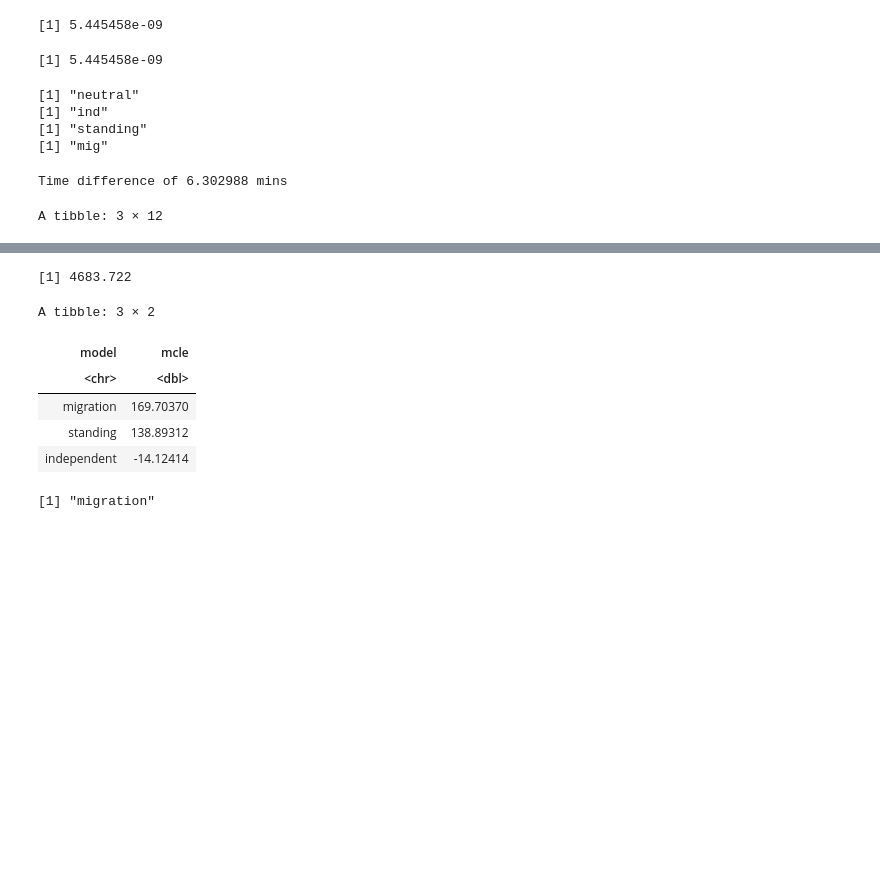
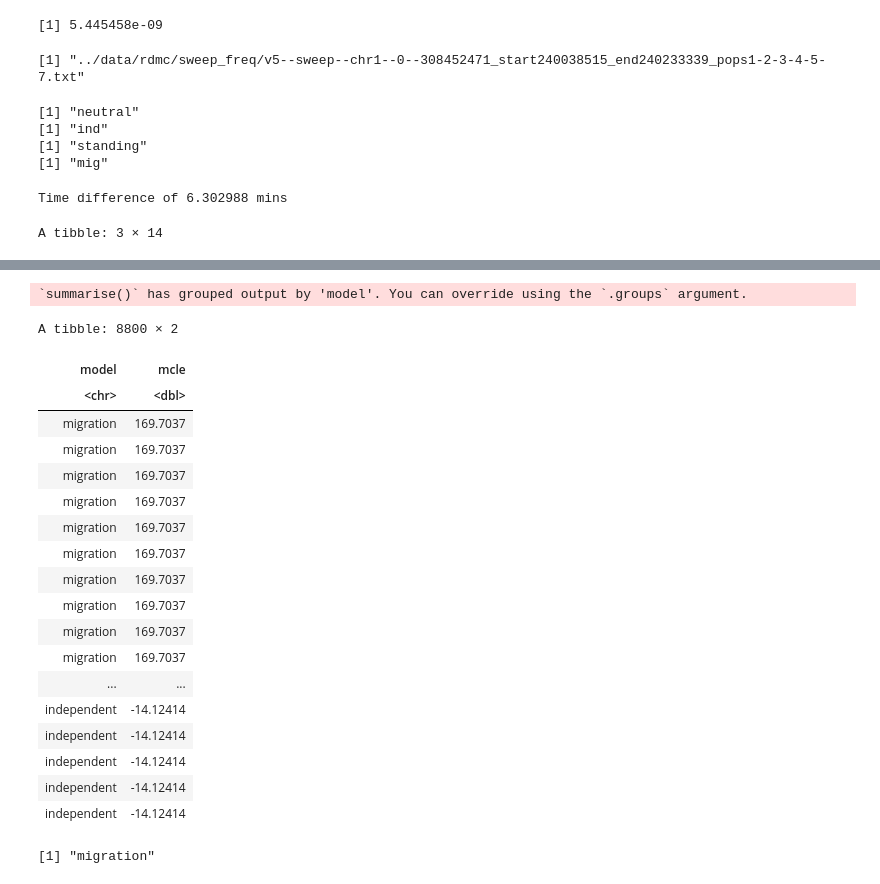
Before and after one commit to silastittes/parv_local, a Jupyter notebook: notebooks/RDMC_fitting.ipynb, the cells around one changed output, grey strips where cells are left out. Drawn from its saved outputs; the diff is of its cells as text; code cells hidden in the pictures; blank space fills up the shorter version.

Commit message:
nearing complete rdmc cli

```diff
--- a/notebooks/RDMC_fitting.ipynb
+++ b/notebooks/RDMC_fitting.ipynb
@@ -152,13 +152,13 @@ param_list <-
     gs = 10^seq(-3, -1, length.out = 3),
     migs = 10^(seq(-4, -2, length.out = 2)),
     sources = sel_vec,
-    locus_name = "test_locus",
+    locus_name = s_file,
     cholesky = TRUE
   )
 # %%
-head(param_list$rec)
+head(param_list$locus_name)
 # %% [output]
-[1] 5.445458e-09
+[1] "../data/rdmc/sweep_freq/v5--sweep--chr1--0--308452471_start240038515_end240233339_pops1-2-3-4-5-7.txt"
 # %%
 mode_wrapper <- function(barge, mode) {
        cle_out <- try(mode_cle(barge, mode))
@@ -189,7 +189,7 @@ Sys.time() - t
 [1] "mig"
 Time difference of 6.302988 mins
 # %%
-neut <- unique(neut_cle$cle)
+#neut <- unique(neut_cle$cle)
 
 #merge data frame of all fit models
 all_mods <-
@@ -197,27 +197,31 @@ all_mods <-
     ind_cle,
     mig_cle,
     sv_cle
-  )
+  ) %>%
+    mutate(sel_pop_ids = paste(FREQ_POPS[sel_vec+3], collapse = "; "),
+           neut_cle = unique(neut_cle$cle))
 
 #max composite likelihood estimate
 #of all params over all models
 all_mods %>%
   group_by(model) %>%
   filter(cle == max(cle,na.rm=T)) %>%
-  mutate(mcle = cle - neut) %>%
+  mutate(mcle = cle - neut_cle) %>%
   ungroup() %>%
   mutate(mcle_delta = mcle - max(mcle)) %>%
   arrange(desc(mcle))
 
-head(neut)
 
 best_mcle <- all_mods %>%
   group_by(model) %>%
-  summarise(mcle = max(cle, na.rm = T) - neut) %>%
+  summarise(mcle = max(cle, na.rm = T) - neut_cle) %>%
   ungroup()  %>%
   arrange(desc(mcle))
 
 best_mcle
 (best_mod <- best_mcle %>% slice(1) %>% pull(model))
+
+
+write_delim(x = all_mods, file = "test.out", delim = "\t")
 # %% [output]
-A tibble: 3 × 12
+A tibble: 3 × 14
@@ -229,10 +233,23 @@ A tibble: 3 × 12
-[1] 4683.722
+`summarise()` has grouped output by 'model'. You can override using the `.groups` argument.
-A tibble: 3 × 2
+A tibble: 8800 × 2
 | model | mcle |
 | <chr> | <dbl> |
-| migration | 169.70370 |
-| standing | 138.89312 |
+| migration | 169.7037 |
+| migration | 169.7037 |
+| migration | 169.7037 |
+| migration | 169.7037 |
+| migration | 169.7037 |
+| migration | 169.7037 |
+| migration | 169.7037 |
+| migration | 169.7037 |
+| migration | 169.7037 |
+| migration | 169.7037 |
+| ... | ... |
 | independent | -14.12414 |
+| independent | -14.12414 |
+| independent | -14.12414 |
+| independent | -14.12414 |
+| independent | -14.12414 |
 [1] "migration"
 # %%
 
```
Also changed, not shown: parts of 3 cells of this notebook, 2 other files.
